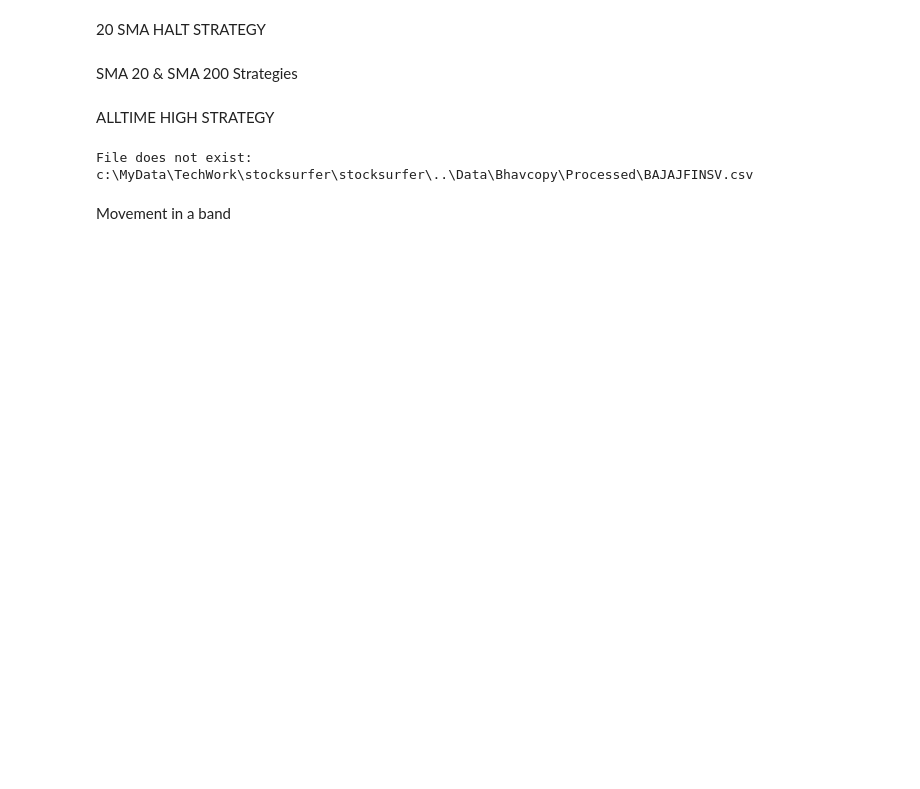
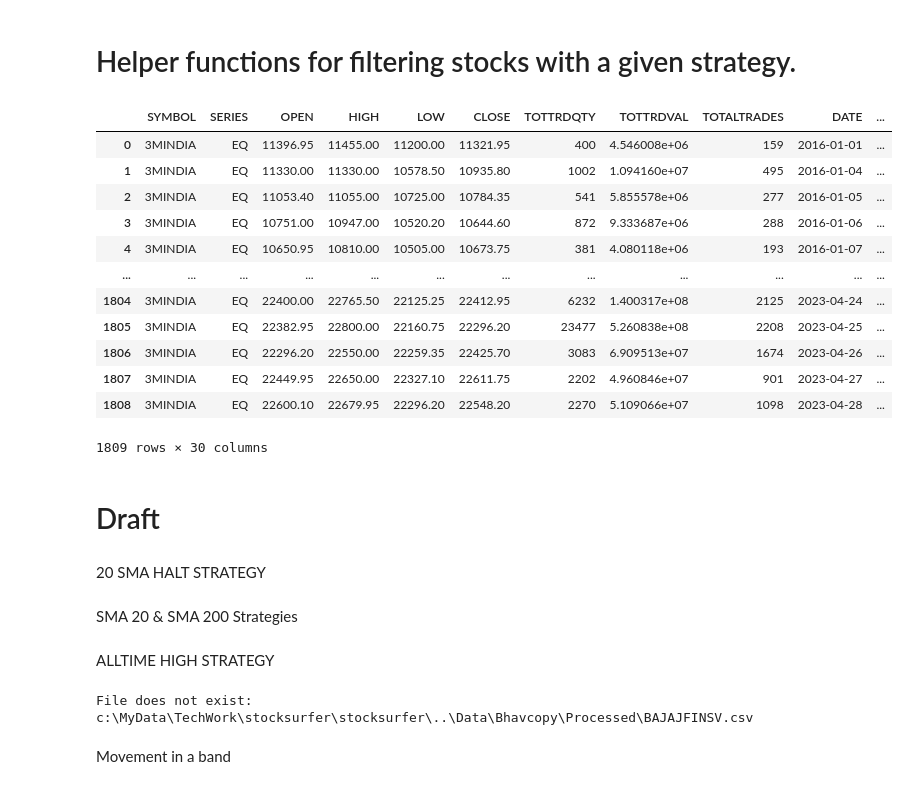
Before and after one commit to ankurdivekar/StockSurfer, a Jupyter notebook: nbs/04_filters.ipynb, the cells around one changed output. Cells and saved outputs as stored; diff of their text form; code cells hidden in the pictures; blank space fills up the shorter version.

```diff
--- a/nbs/03_strategies.ipynb
+++ b/nbs/04_filters.ipynb
@@ -24,0 +22,2 @@ df500 = pd.read_csv(csv_path).Symbol.to_list()
+# %% [markdown]
+# Helper functions for filtering stocks with a given strategy.
@@ -24,0 +29,10 @@ df500 = pd.read_csv(csv_path).Symbol.to_list()
+# %%
+# | export
+def get_symbol_data(symbol):
+    file_path = base_path / processed_data_dir / f"{symbol}.parquet"
+
+    if not file_path.exists():
+        return None
+    df = pd.read_parquet(file_path)
+    df['DATE'].apply(lambda x: x.strftime('%Y-%d-%m'))
+    return df
@@ -24,0 +49,16 @@ df500 = pd.read_csv(csv_path).Symbol.to_list()
+# %%
+get_symbol_data("3MINDIA")
+# %% [output]
+|  | SYMBOL | SERIES | OPEN | HIGH | LOW | CLOSE | TOTTRDQTY | TOTTRDVAL | TOTALTRADES | DATE | ... |
+| 0 | 3MINDIA | EQ | 11396.95 | 11455.00 | 11200.00 | 11321.95 | 400 | 4.546008e+06 | 159 | 2016-01-01 | ... |
+| 1 | 3MINDIA | EQ | 11330.00 | 11330.00 | 10578.50 | 10935.80 | 1002 | 1.094160e+07 | 495 | 2016-01-04 | ... |
+| 2 | 3MINDIA | EQ | 11053.40 | 11055.00 | 10725.00 | 10784.35 | 541 | 5.855578e+06 | 277 | 2016-01-05 | ... |
+| 3 | 3MINDIA | EQ | 10751.00 | 10947.00 | 10520.20 | 10644.60 | 872 | 9.333687e+06 | 288 | 2016-01-06 | ... |
+| 4 | 3MINDIA | EQ | 10650.95 | 10810.00 | 10505.00 | 10673.75 | 381 | 4.080118e+06 | 193 | 2016-01-07 | ... |
+| ... | ... | ... | ... | ... | ... | ... | ... | ... | ... | ... | ... |
+| 1804 | 3MINDIA | EQ | 22400.00 | 22765.50 | 22125.25 | 22412.95 | 6232 | 1.400317e+08 | 2125 | 2023-04-24 | ... |
+| 1805 | 3MINDIA | EQ | 22382.95 | 22800.00 | 22160.75 | 22296.20 | 23477 | 5.260838e+08 | 2208 | 2023-04-25 | ... |
+| 1806 | 3MINDIA | EQ | 22296.20 | 22550.00 | 22259.35 | 22425.70 | 3083 | 6.909513e+07 | 1674 | 2023-04-26 | ... |
+| 1807 | 3MINDIA | EQ | 22449.95 | 22650.00 | 22327.10 | 22611.75 | 2202 | 4.960846e+07 | 901 | 2023-04-27 | ... |
+| 1808 | 3MINDIA | EQ | 22600.10 | 22679.95 | 22296.20 | 22548.20 | 2270 | 5.109066e+07 | 1098 | 2023-04-28 | ... |
+1809 rows × 30 columns
@@ -24,0 +70,2 @@ df500 = pd.read_csv(csv_path).Symbol.to_list()
+# %% [markdown]
+# Draft
```
Also changed, not shown: parts of 16 cells of this notebook, 16 other files.
